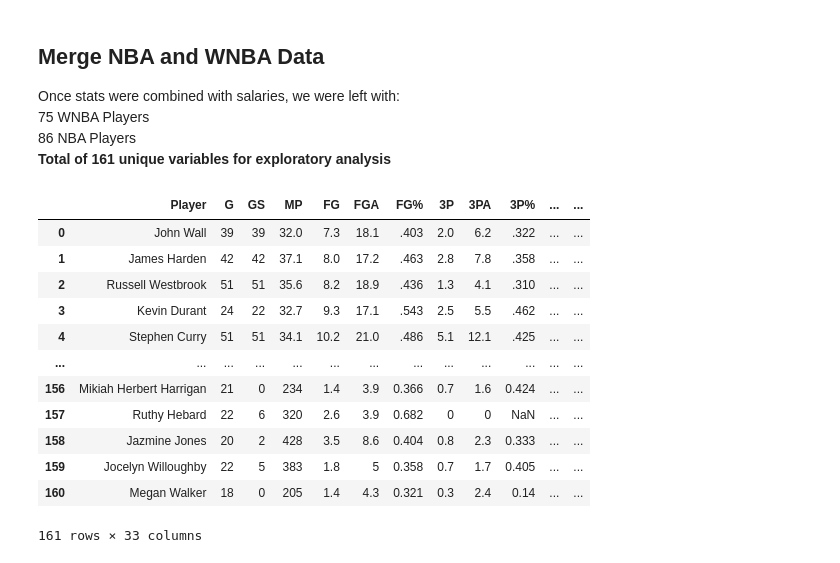
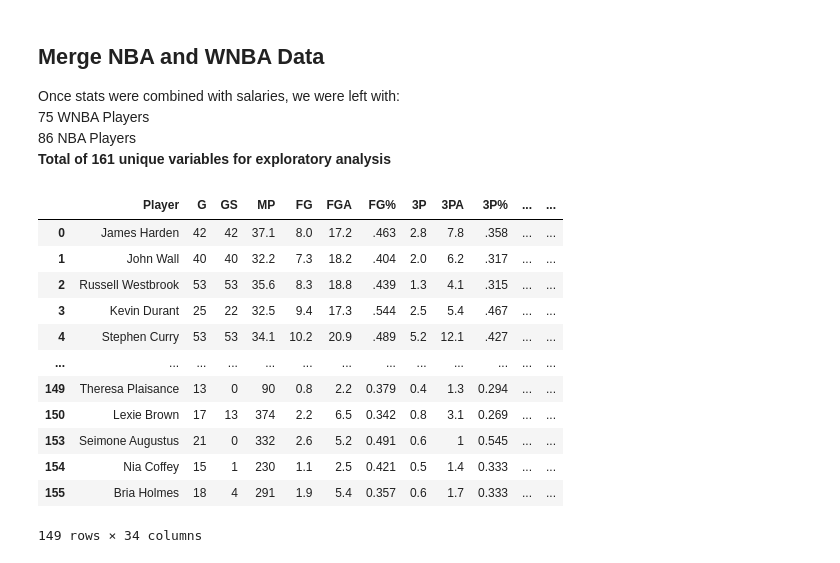
Before and after one commit to UVA-CS5010/semester-project, a Jupyter notebook: CS5010SemesterProject_Data.ipynb, the cells around one changed output. Cells and saved outputs as stored; diff of their text form; code cells hidden in the pictures.

Commit message:
Add files via upload
Updated WNBA data

```diff
--- a/CS5010SemesterProject_Data.ipynb
+++ b/CS5010SemesterProject_Data.ipynb
@@ -35,11 +35,13 @@ for p in soup.find_all('td', class_= 'center small'):
 for i in pos:
     j = i.replace(' ','').replace('\n', '')
     pos2.append(j)
+pos2[136] = 'F'
 
 age= []
 for v in pos2:
-    if len(v) % 2 == 0:
+    if len(v) % 2 != 0:
         age.append(v)
+
 positions= []
 for v in pos2:
     if len(v) % 2 != 0:
@@ -49,7 +51,7 @@ wnba= 'WNBA'
 
 wnba_salaries = pd.DataFrame(
     {'Player': names,
-     'League' : wnba,
+     'League': wnba,
      'Team': teams,
      'Position': positions,
      'Age': age,
@@ -291,23 +293,34 @@ Once stats were combined with salaries, we were left with: <br>
 **Total of 161 unique variables for exploratory analysis**
 # %%
 
-all_df = pd.concat([nba_df, wnba_df])#combine NBA & WNBA data
+# combine NBA & WNBA data
+all_df = pd.concat([nba_df, wnba_df])
+
+# Create column easy  to sort and compare (float)
 all_df = all_df.sort_values('salary_float', ascending=False).reset_index(drop = True)
+
+# Calculated column of Games Played Percentage
+all_df['GS%'] = all_df['GS'].astype(float) / all_df['G'].astype(float)
+
+# Player Ranked in order from Highest to Lowest Salary
 all_df['Salary_Rank'] = all_df.index + 1
+
+# Drop any rows with null values
+all_df = all_df.dropna()
 all_df
 # %% [output]
 |  | Player | G | GS | MP | FG | FGA | FG% | 3P | 3PA | 3P% | ... | ... |
-| 0 | John Wall | 39 | 39 | 32.0 | 7.3 | 18.1 | .403 | 2.0 | 6.2 | .322 | ... | ... |
-| 1 | James Harden | 42 | 42 | 37.1 | 8.0 | 17.2 | .463 | 2.8 | 7.8 | .358 | ... | ... |
-| 2 | Russell Westbrook | 51 | 51 | 35.6 | 8.2 | 18.9 | .436 | 1.3 | 4.1 | .310 | ... | ... |
-| 3 | Kevin Durant | 24 | 22 | 32.7 | 9.3 | 17.1 | .543 | 2.5 | 5.5 | .462 | ... | ... |
-| 4 | Stephen Curry | 51 | 51 | 34.1 | 10.2 | 21.0 | .486 | 5.1 | 12.1 | .425 | ... | ... |
+| 0 | James Harden | 42 | 42 | 37.1 | 8.0 | 17.2 | .463 | 2.8 | 7.8 | .358 | ... | ... |
+| 1 | John Wall | 40 | 40 | 32.2 | 7.3 | 18.2 | .404 | 2.0 | 6.2 | .317 | ... | ... |
+| 2 | Russell Westbrook | 53 | 53 | 35.6 | 8.3 | 18.8 | .439 | 1.3 | 4.1 | .315 | ... | ... |
+| 3 | Kevin Durant | 25 | 22 | 32.5 | 9.4 | 17.3 | .544 | 2.5 | 5.4 | .467 | ... | ... |
+| 4 | Stephen Curry | 53 | 53 | 34.1 | 10.2 | 20.9 | .489 | 5.2 | 12.1 | .427 | ... | ... |
 | ... | ... | ... | ... | ... | ... | ... | ... | ... | ... | ... | ... | ... |
-| 156 | Mikiah Herbert Harrigan | 21 | 0 | 234 | 1.4 | 3.9 | 0.366 | 0.7 | 1.6 | 0.424 | ... | ... |
-| 157 | Ruthy Hebard | 22 | 6 | 320 | 2.6 | 3.9 | 0.682 | 0 | 0 | NaN | ... | ... |
-| 158 | Jazmine Jones | 20 | 2 | 428 | 3.5 | 8.6 | 0.404 | 0.8 | 2.3 | 0.333 | ... | ... |
-| 159 | Jocelyn Willoughby | 22 | 5 | 383 | 1.8 | 5 | 0.358 | 0.7 | 1.7 | 0.405 | ... | ... |
-| 160 | Megan Walker | 18 | 0 | 205 | 1.4 | 4.3 | 0.321 | 0.3 | 2.4 | 0.14 | ... | ... |
+| 149 | Theresa Plaisance | 13 | 0 | 90 | 0.8 | 2.2 | 0.379 | 0.4 | 1.3 | 0.294 | ... | ... |
+| 150 | Lexie Brown | 17 | 13 | 374 | 2.2 | 6.5 | 0.342 | 0.8 | 3.1 | 0.269 | ... | ... |
+| 153 | Seimone Augustus | 21 | 0 | 332 | 2.6 | 5.2 | 0.491 | 0.6 | 1 | 0.545 | ... | ... |
+| 154 | Nia Coffey | 15 | 1 | 230 | 1.1 | 2.5 | 0.421 | 0.5 | 1.4 | 0.333 | ... | ... |
+| 155 | Bria Holmes | 18 | 4 | 291 | 1.9 | 5.4 | 0.357 | 0.6 | 1.7 | 0.333 | ... | ... |
-161 rows × 33 columns
+149 rows × 34 columns
 # %%
 all_df.to_csv(r'C:\Users\allie\Documents\cs5010\NBAvsWNBA.csv', index = False)
```
Also changed, not shown: parts of 13 cells of this notebook.
